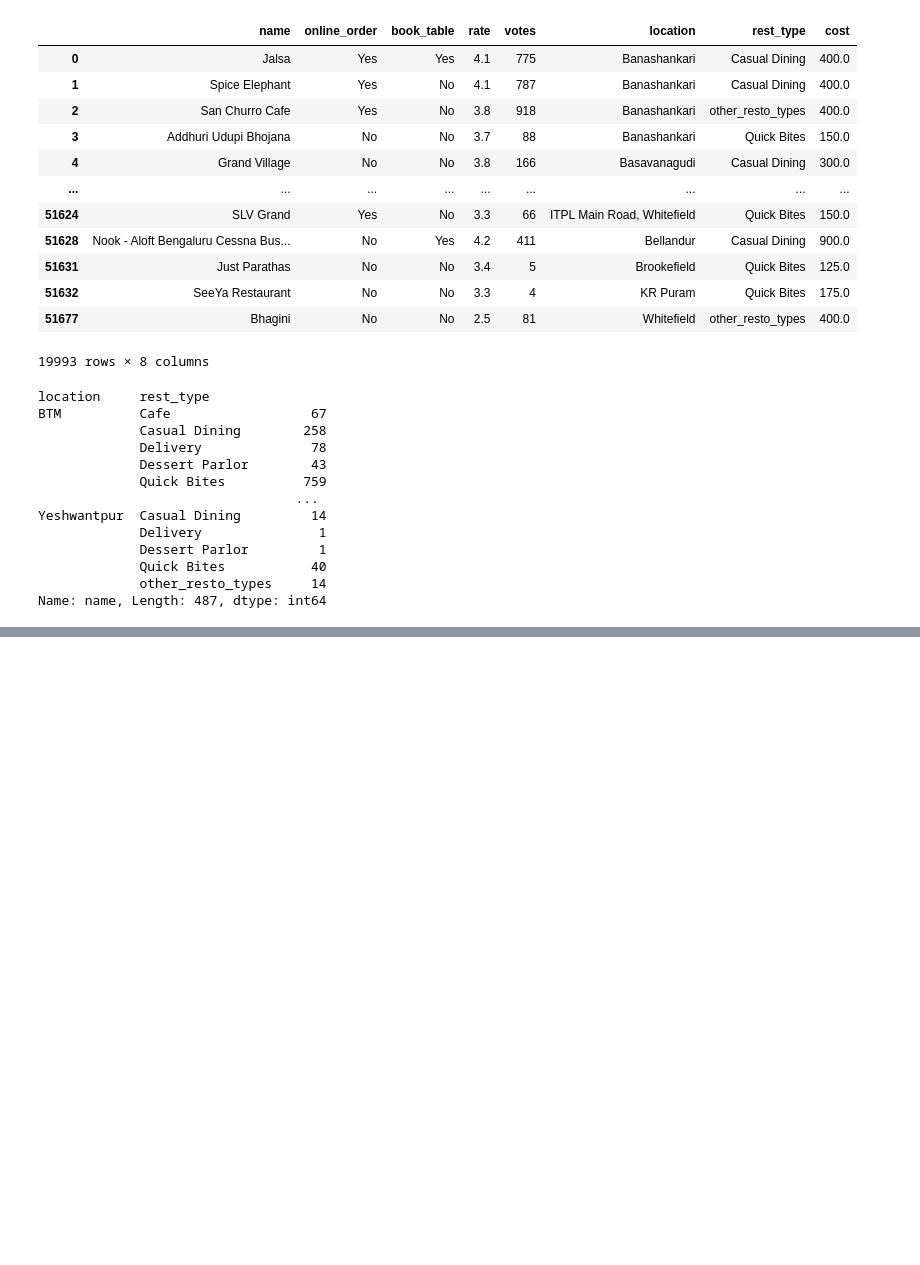
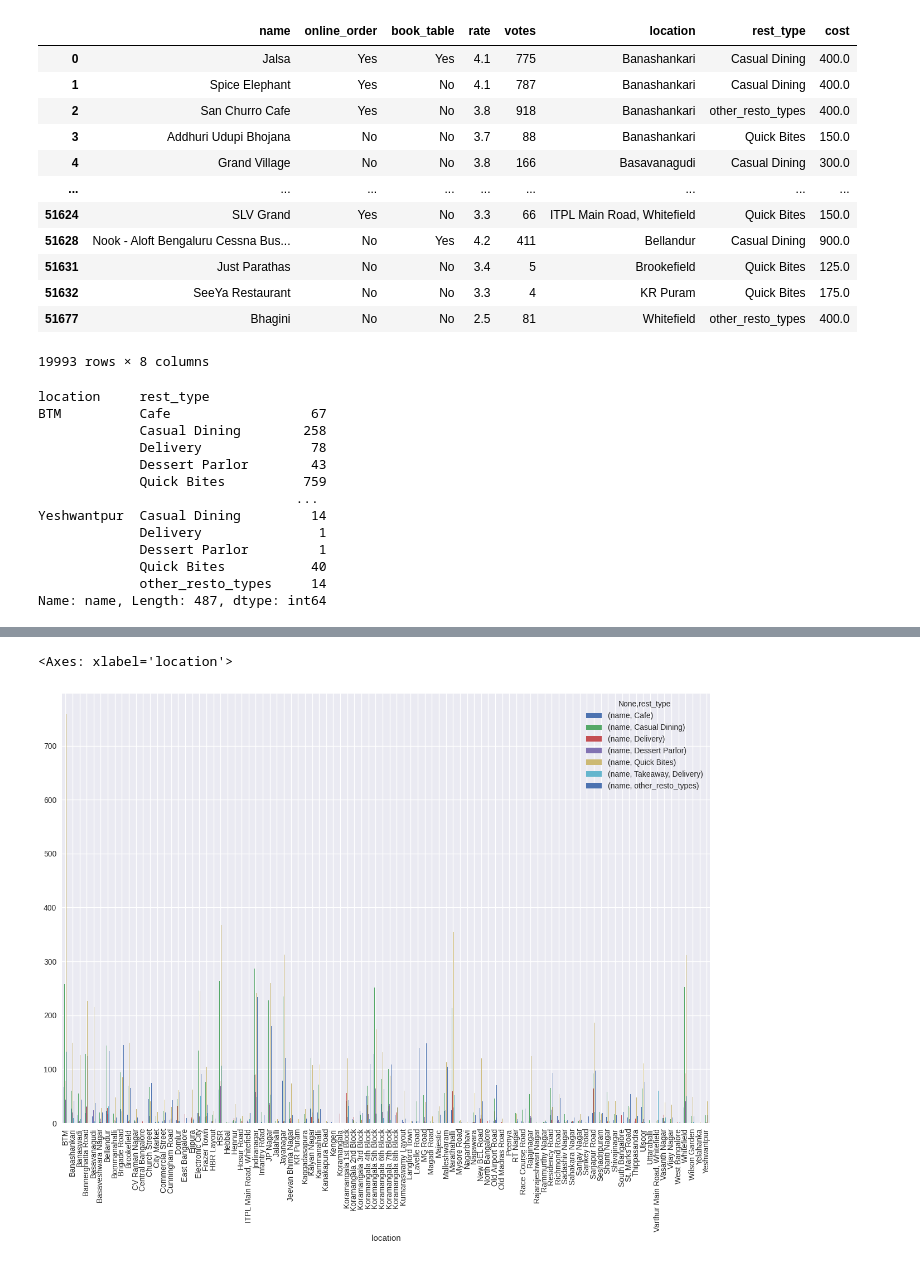
Before and after one commit to Avenev47/Zomato-Data-Analysis, a Jupyter notebook: zomato/avenev.ipynb, the cells around one changed output, grey strips where cells are left out. Drawn from its saved outputs; the diff is of its cells as text; code cells hidden in the pictures; blank space fills up the shorter version.

Commit message:
zomato data analysis completed}

```diff
--- a/zomato/avenev.ipynb
+++ b/zomato/avenev.ipynb
@@ -711,7 +681,0 @@ rest_rate2
-# %%
-#ploting the bar plot of above table for better visualization
-plt.figure(figsize= (5,10))
-plt.style.use('seaborn')
-sns.barplot(x= rest_rate2.index,y= rest_rate2['rate'] )
-plt.xticks(rotation=90)
-plt.show()
@@ -818,0 +798,7 @@ Name: name, Length: 487, dtype: int64
+# %%
+#preparing a table of restaurants types for different location that is to be plotted later
+df3 = data.groupby(['location','rest_type'])['name'].count()
+df3.to_csv('location_Type.csv')
+df3 = pd.read_csv('location_Type.csv')
+df3 = pd.pivot_table(df3, values=None, index=['location'], columns=['rest_type'], fill_value=0, aggfunc=np.sum)
+df3
@@ -818,0 +821,6 @@ Name: name, Length: 487, dtype: int64
+# %%
+#plotting restaurants types vs location
+df3.plot(kind='bar',figsize=(15,10))
+# %% [output]
+<Axes: xlabel='location'>
+[figure, added]
```
Also changed, not shown: parts of 21 cells of this notebook, 1 other file.
